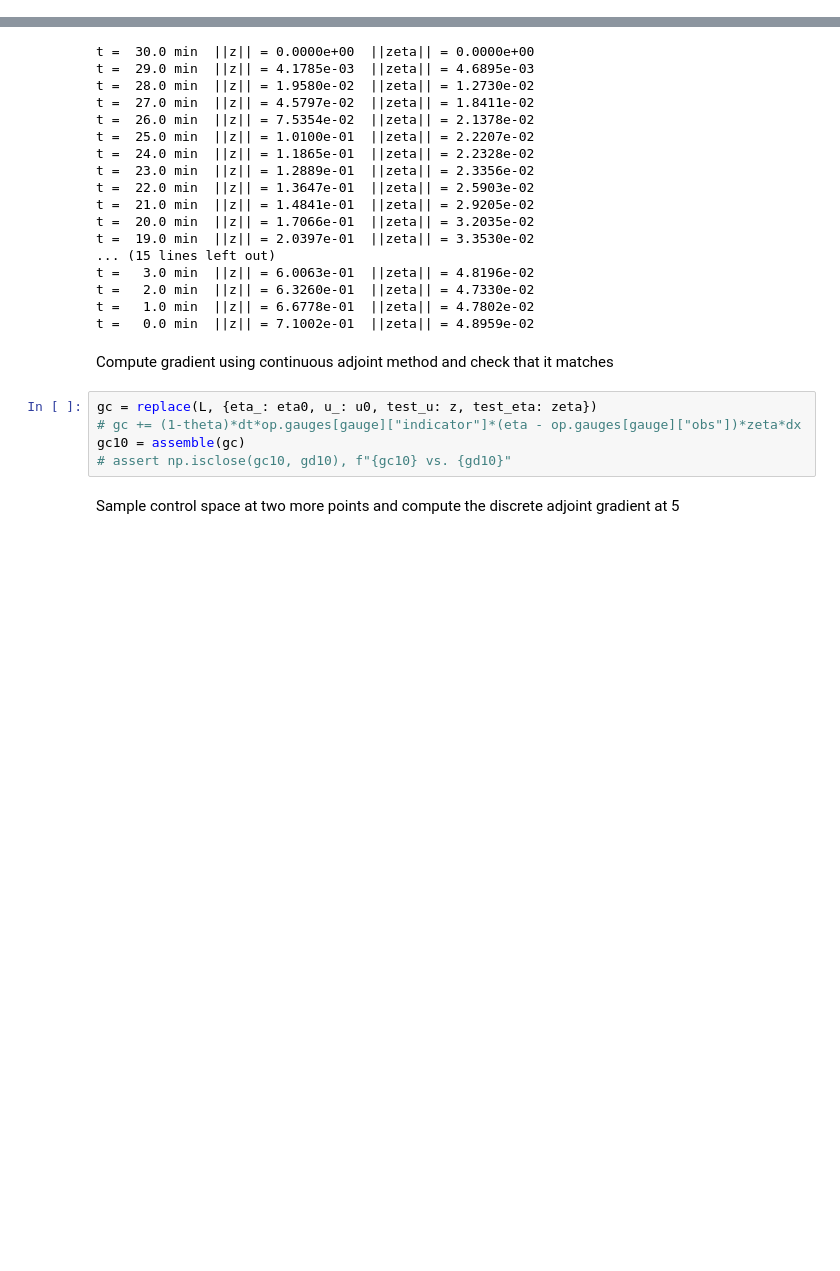
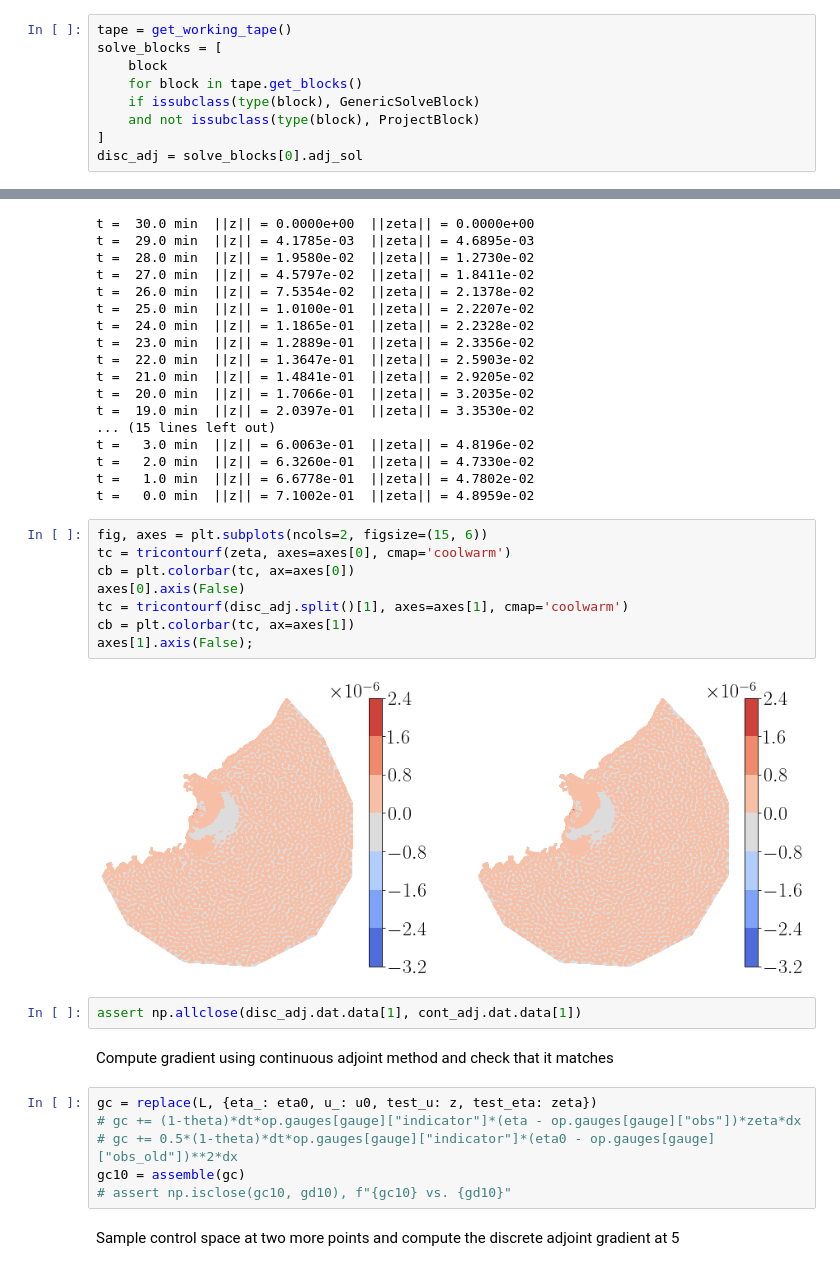
Before and after one commit to jwallwork23/adapt_utils_notebooks, a Jupyter notebook: adjoint_comparison/2d-swe-adjoint-tohoku.ipynb, the cells around one changed output, grey strips where cells are left out. Cells and saved outputs as stored; diff of their text form; blank space fills up the shorter version.

```diff
--- a/adjoint_comparison/2d-swe-adjoint-tohoku.ipynb
+++ b/adjoint_comparison/2d-swe-adjoint-tohoku.ipynb
@@ -186,6 +186,15 @@ t =  27.0 min  ||u|| = 8.2425e+04  ||eta|| = 6.1120e+05
 t =  28.0 min  ||u|| = 8.4891e+04  ||eta|| = 6.1347e+05
 t =  29.0 min  ||u|| = 8.7624e+04  ||eta|| = 6.1671e+05
 t =  30.0 min  ||u|| = 9.0866e+04  ||eta|| = 6.2029e+05
+# %%
+tape = get_working_tape()
+solve_blocks = [
+    block
+    for block in tape.get_blocks()
+    if issubclass(type(block), GenericSolveBlock)
+    and not issubclass(type(block), ProjectBlock)
+]
+disc_adj = solve_blocks[0].adj_sol
 # %%
 # fig, axes = plt.subplots(figsize=(7, 6))
 # tricontourf(eta, axes=axes, cmap='coolwarm')
@@ -255,11 +264,24 @@ t =   3.0 min  ||z|| = 6.0063e-01  ||zeta|| = 4.8196e-02
 t =   2.0 min  ||z|| = 6.3260e-01  ||zeta|| = 4.7330e-02
 t =   1.0 min  ||z|| = 6.6778e-01  ||zeta|| = 4.7802e-02
 t =   0.0 min  ||z|| = 7.1002e-01  ||zeta|| = 4.8959e-02
+# %%
+fig, axes = plt.subplots(ncols=2, figsize=(15, 6))
+tc = tricontourf(zeta, axes=axes[0], cmap='coolwarm')
+cb = plt.colorbar(tc, ax=axes[0])
+axes[0].axis(False)
+tc = tricontourf(disc_adj.split()[1], axes=axes[1], cmap='coolwarm')
+cb = plt.colorbar(tc, ax=axes[1])
+axes[1].axis(False);
+# %% [output]
+[figure, added]
+# %%
+assert np.allclose(disc_adj.dat.data[1], cont_adj.dat.data[1])
 # %% [markdown]
 Compute gradient using continuous adjoint method and check that it matches
 # %%
 gc = replace(L, {eta_: eta0, u_: u0, test_u: z, test_eta: zeta})
 # gc += (1-theta)*dt*op.gauges[gauge]["indicator"]*(eta - op.gauges[gauge]["obs"])*zeta*dx
+# gc += 0.5*(1-theta)*dt*op.gauges[gauge]["indicator"]*(eta0 - op.gauges[gauge]["obs_old"])**2*dx
 gc10 = assemble(gc)
 # assert np.isclose(gc10, gd10), f"{gc10} vs. {gd10}"
 # %% [markdown]
```
Also changed, not shown: parts of 7 cells of this notebook.
